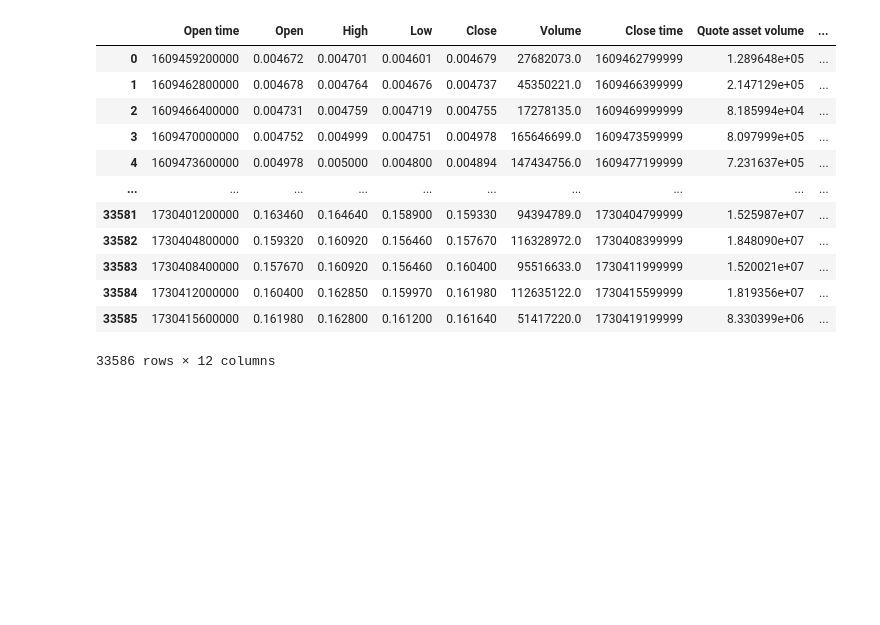
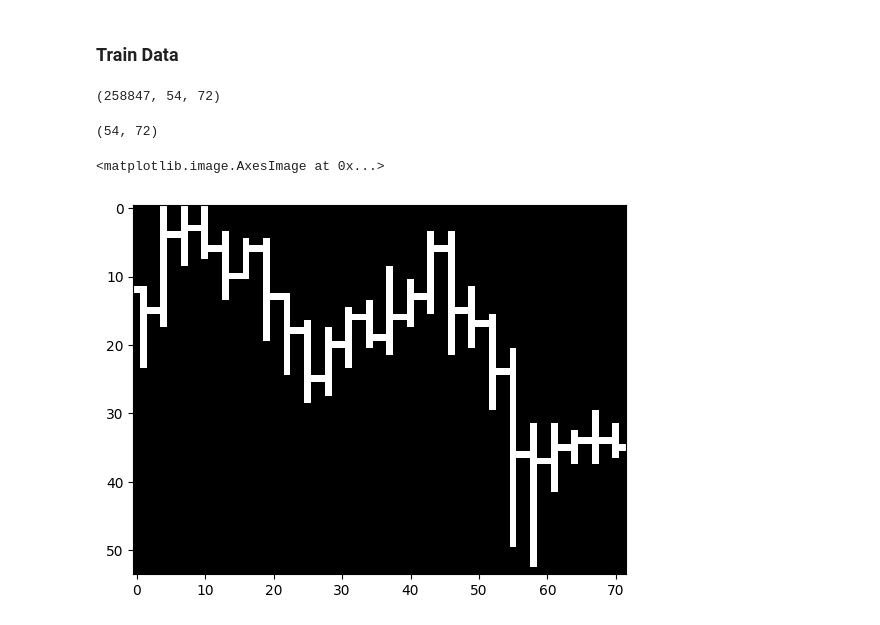
Before and after one commit to KantianKnight/CNN-Crypto, a Jupyter notebook: main.ipynb, the cells around one changed output. Cells and saved outputs as stored; diff of their text form; code cells hidden in the pictures; blank space fills up the shorter version.

```diff
--- a/main.ipynb
+++ b/main.ipynb
@@ -5,17 +0,0 @@ import pandas as pd
-# %%
-df = pd.read_csv('data/dogeusdt.csv')
-df
-# %% [output]
-|  | Open time | Open | High | Low | Close | Volume | Close time | Quote asset volume | ... |
-| 0 | 1609459200000 | 0.004672 | 0.004701 | 0.004601 | 0.004679 | 27682073.0 | 1609462799999 | 1.289648e+05 | ... |
-| 1 | 1609462800000 | 0.004678 | 0.004764 | 0.004676 | 0.004737 | 45350221.0 | 1609466399999 | 2.147129e+05 | ... |
-| 2 | 1609466400000 | 0.004731 | 0.004759 | 0.004719 | 0.004755 | 17278135.0 | 1609469999999 | 8.185994e+04 | ... |
-| 3 | 1609470000000 | 0.004752 | 0.004999 | 0.004751 | 0.004978 | 165646699.0 | 1609473599999 | 8.097999e+05 | ... |
-| 4 | 1609473600000 | 0.004978 | 0.005000 | 0.004800 | 0.004894 | 147434756.0 | 1609477199999 | 7.231637e+05 | ... |
-| ... | ... | ... | ... | ... | ... | ... | ... | ... | ... |
-| 33581 | 1730401200000 | 0.163460 | 0.164640 | 0.158900 | 0.159330 | 94394789.0 | 1730404799999 | 1.525987e+07 | ... |
-| 33582 | 1730404800000 | 0.159320 | 0.160920 | 0.156460 | 0.157670 | 116328972.0 | 1730408399999 | 1.848090e+07 | ... |
-| 33583 | 1730408400000 | 0.157670 | 0.160920 | 0.156460 | 0.160400 | 95516633.0 | 1730411999999 | 1.520021e+07 | ... |
-| 33584 | 1730412000000 | 0.160400 | 0.162850 | 0.159970 | 0.161980 | 112635122.0 | 1730415599999 | 1.819356e+07 | ... |
-| 33585 | 1730415600000 | 0.161980 | 0.162800 | 0.161200 | 0.161640 | 51417220.0 | 1730419199999 | 8.330399e+06 | ... |
-33586 rows × 12 columns
@@ -21,0 +20,22 @@ df
+# %% [markdown]
+### Train Data
+# %%
+train_data = []
+train_output_arr = []
+for coin in ["ada", "btc", "doge", "dot", "eth", "luna", "matic", "shib", "sol", "xrp"]:
+    train_data.append(np.memmap(f"image_data/{coin}usdt/training_data.dat", dtype = np.uint8, mode = 'r').reshape((-1, 54, 72)))
+    train_output_arr.append(pd.read_csv(f"image_data/{coin}usdt/training_output.csv"))
+
+train_data = np.concatenate(train_data)
+print(train_data.shape)
+# %% [output]
+(258847, 54, 72)
+# %%
+sample = train_data[0]
+print(sample.shape)
+plt.figure()
+plt.imshow(sample, cmap="gray")
+# %% [output]
+(54, 72)
+<matplotlib.image.AxesImage at 0x...>
+[figure, added]
```
Also changed, not shown: parts of 14 cells of this notebook, 3 other files.
